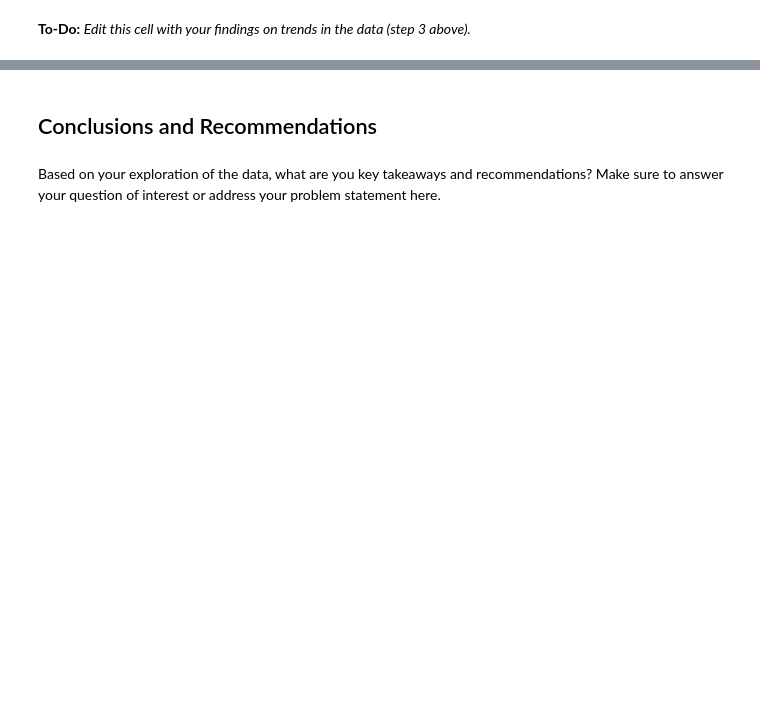
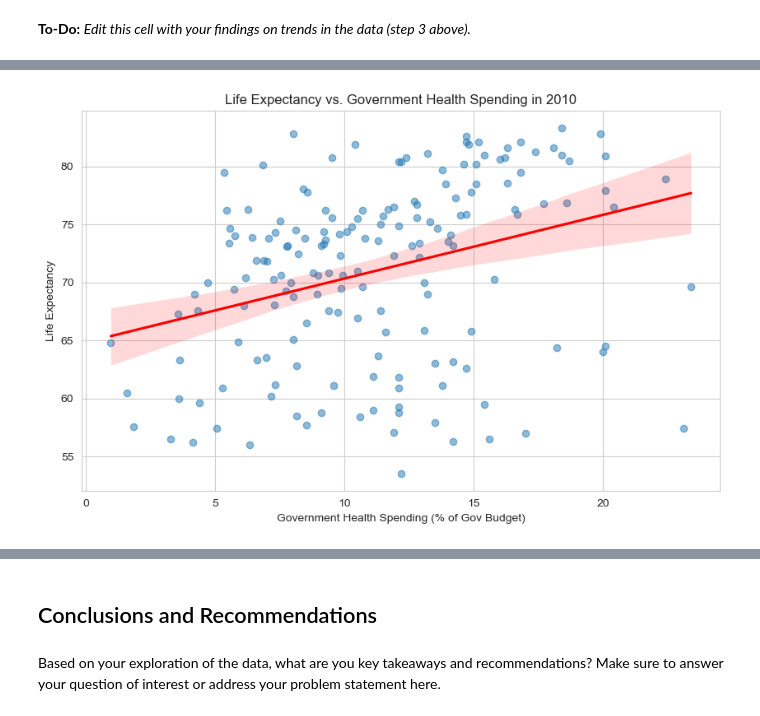
Before and after one commit to felixr04/GA-Does-Wealth-Buy-Health, a Jupyter notebook: code/starter-code.ipynb, the cells around one changed output, grey strips where cells are left out. Saved outputs shown, nothing was run; the diff lists cells and outputs as text; code cells hidden in the pictures; blank space fills up the shorter version.

```diff
--- a/code/starter-code.ipynb
+++ b/code/starter-code.ipynb
@@ -223,0 +1137,21 @@ Here are some prompts to get you started with visualizations. Feel free to add a
+# %%
+global_life_expectancy_over_gov = merged_health_data[(merged_health_data["year"] == 2010) & (merged_health_data['percent_gov_health_spending'] <= 25) & (merged_health_data['life_expectancy'] > 50)]
+
+# Set style
+sns.set_style("whitegrid")
+
+# Scatter Plot: Life Expectancy vs. Gini Coefficient
+plt.figure(figsize=(10, 6))
+sns.regplot(
+    data=global_life_expectancy_over_gov,
+    x="percent_gov_health_spending",
+    y="life_expectancy",
+    scatter_kws={'alpha': 0.5},
+    line_kws={'color': 'red'}
+)
+plt.xlabel("Government Health Spending (% of Gov Budget)")
+plt.ylabel("Life Expectancy")
+plt.title("Life Expectancy vs. Government Health Spending in 2010")
+plt.show()
+# %% [output]
+[figure, added]
```
Also changed, not shown: parts of 137 cells of this notebook, 6 other files.
